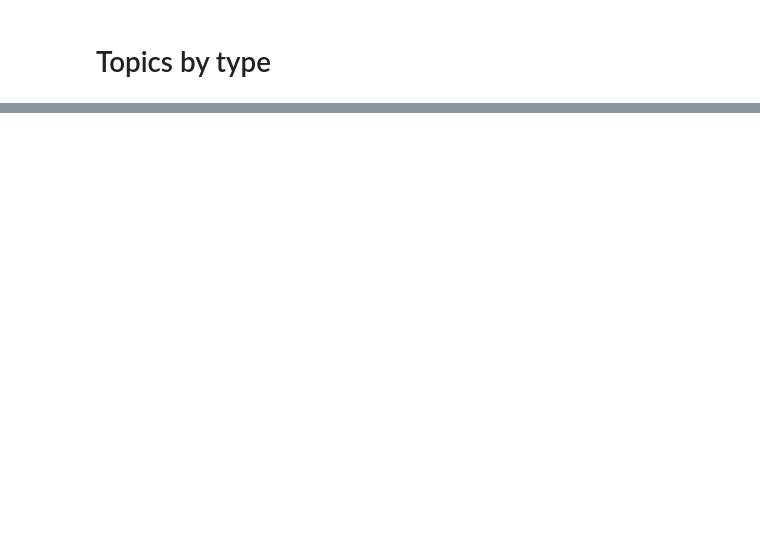
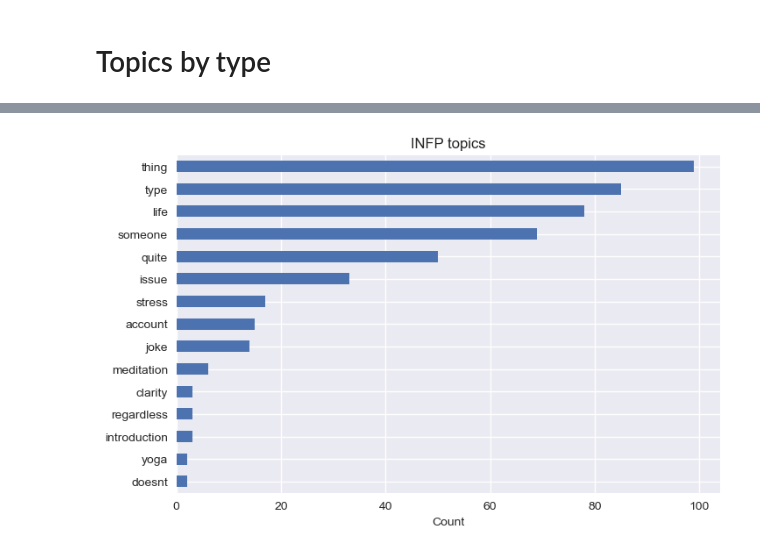
Before and after one commit to aliy1912/dsc_23, a Jupyter notebook: CAP3/cap3_nb1.ipynb, the cells around one changed output, grey strips where cells are left out. Cells and saved outputs as stored; diff of their text form; code cells hidden in the pictures; blank space fills up the shorter version.

```diff
--- a/CAP3/cap3_nb1.ipynb
+++ b/CAP3/cap3_nb1.ipynb
@@ -228,0 +251,27 @@ import wordcloud
+# %%
+intp = data[data['type'] == 'INTP']
+istp = data[data['type'] == 'ISTP']
+entp = data[data['type'] == 'ENTP']
+enfp = data[data['type'] == 'ENFP']
+isfp = data[data['type'] == 'ISFP']
+infp = data[data['type'] == 'INFP']
+intj = data[data['type'] == 'INTJ']
+infj = data[data['type'] == 'INFJ']
+estj = data[data['type'] == 'ESTJ']
+entj = data[data['type'] == 'ENTJ']
+esfj = data[data['type'] == 'ESFJ']
+enfj = data[data['type'] == 'ENFJ']
+istj = data[data['type'] == 'ISTJ']
+isfj = data[data['type'] == 'ISFJ']
+estp = data[data['type'] == 'ESTP']
+esfp = data[data['type'] == 'ESFP']
+
+posts_bytype = [intp, istp, entp, enfp, isfp, infp, intj, infj,
+                estj, entj, esfj, enfj, istj, isfj, estp, esfp]
+lengths = []
+
+for t in posts_bytype:
+    lengths.append(len(t))
+
+post_counts_bytype = {to_drop[i]: lengths[i] for i in range(len(lengths))}
+post_counts_bytype
@@ -228,0 +340,9 @@ import wordcloud
+# %%
+def clean_get_plot_topics(posts, title):
+    txt = clean_txt(posts)
+    topics = get_topics(txt)
+    plot_topics(topics, posts, title)
+
+clean_get_plot_topics(infp.posts[:100], 'INFP topics')
+# %% [output]
+[figure, added]
```
Also changed, not shown: parts of 73 cells of this notebook.
